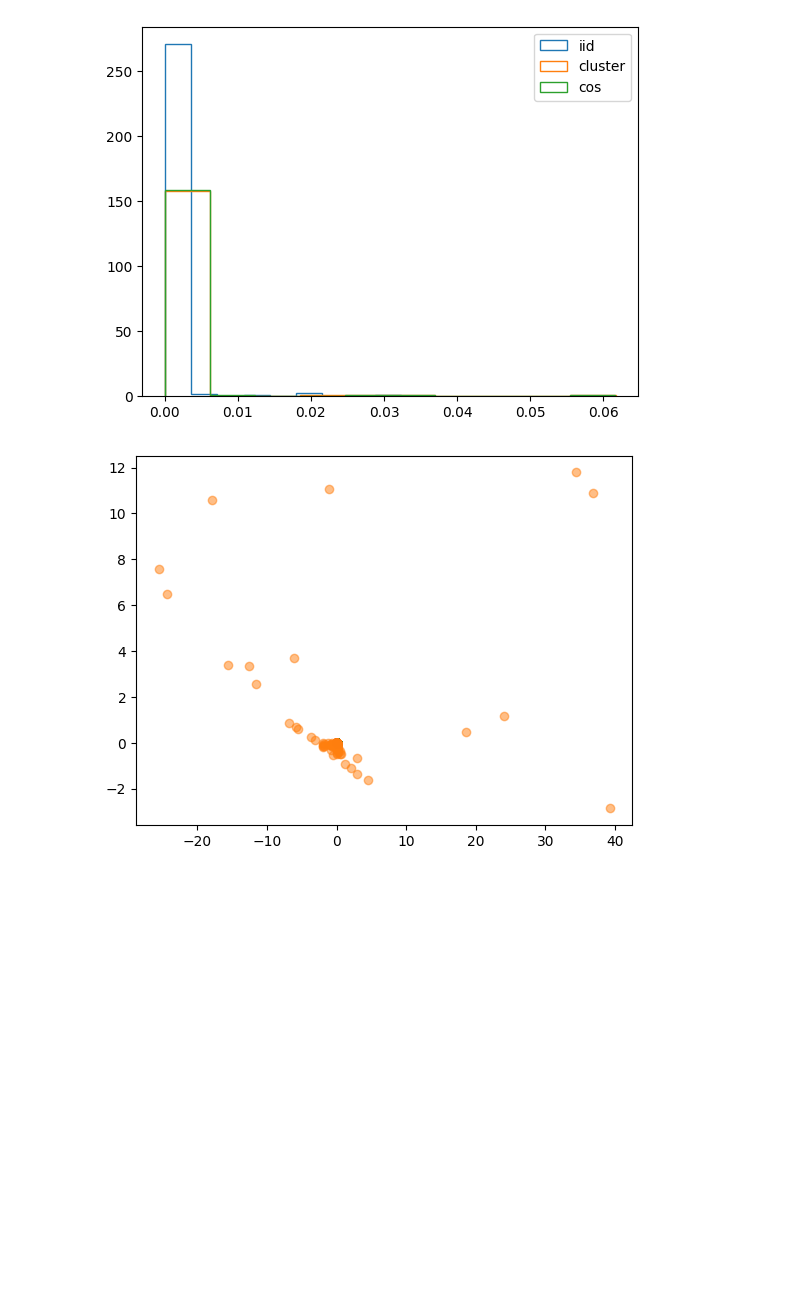
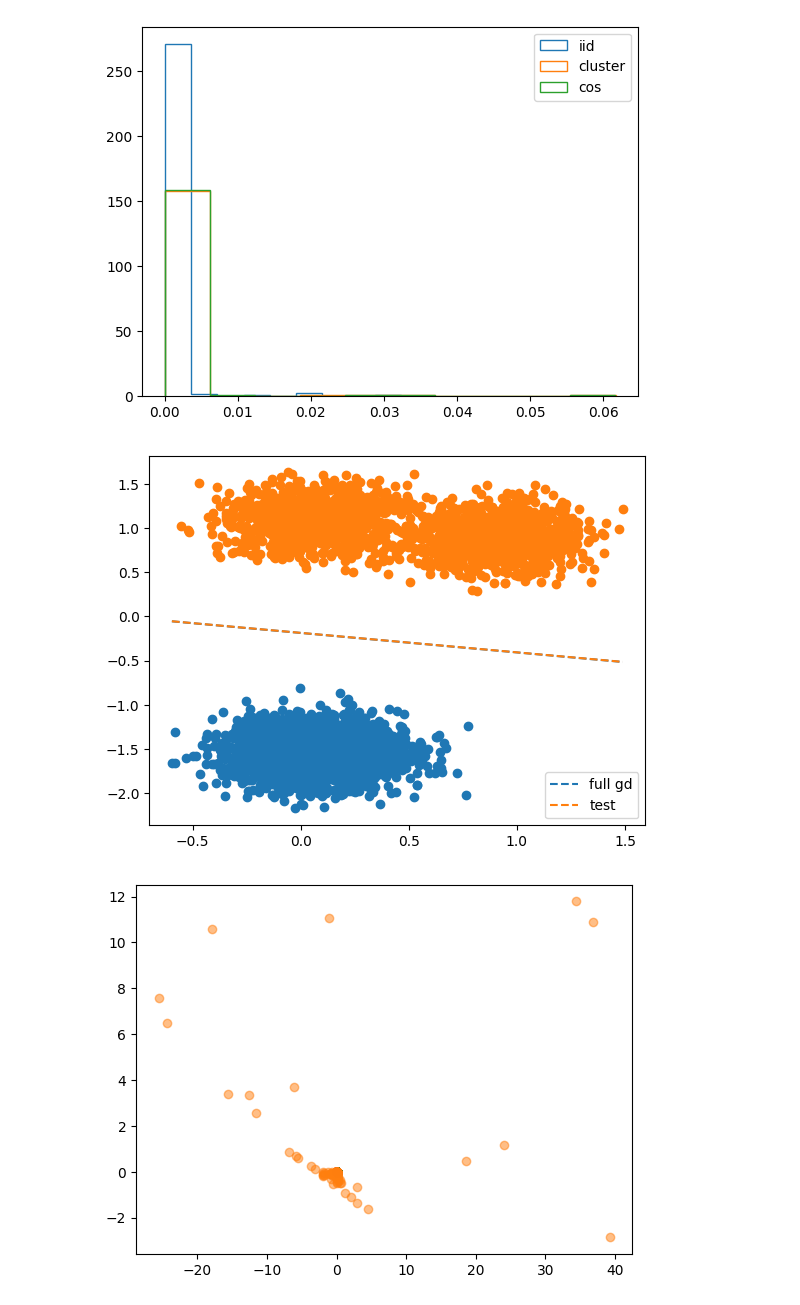
Before and after one commit to yy214/cluster-for-opt, a Jupyter notebook: clustering_for_opt.ipynb, the cells around one changed output. Drawn from its saved outputs; the diff is of its cells as text; code cells hidden in the pictures; blank space fills up the shorter version.

```diff
--- a/clustering_for_opt.ipynb
+++ b/clustering_for_opt.ipynb
@@ -556,15 +537,25 @@ plt.show()
 # %%
-def plot_decision_boundary(data, model):
+def plot_decision_boundary(data, model, label=None):
     w = model.layer.weight.detach().numpy().flatten()
     b = model.layer.bias.detach().item()
     x_vals = np.linspace(data[:,0].min(), data[:,0].max(), 100)
     if w[1] != 0:
         y_vals = -(w[0] * x_vals + b) / w[1]
-        plt.plot(x_vals, y_vals, 'k--', label='Decision boundary (logit=0)')
+        plt.plot(x_vals, y_vals, '--', label=label)
     else:
         # vertical line if w[1] == 0
         x_const = -b / w[0]
-        plt.axvline(x_const, linestyle='--', color='k', label='Decision boundary (logit=0)')
+        plt.axvline(x_const, linestyle='--', label=label)
+
+plot_decision_boundary(clustered_data, model, "full gd")
+plot_decision_boundary(clustered_data, test_m, "test")
+
+plt.scatter(clustered_data[mask_0, 0], clustered_data[mask_0, 1])
+plt.scatter(clustered_data[mask_1, 0], clustered_data[mask_1, 1])
+plt.legend()
+plt.show()
+# %% [output]
+[figure, added]
 # %%
 display_grads(dataset, model, cluster_sampler)
 # %% [output]
```
Also changed, not shown: parts of 24 cells of this notebook, 2 other files.
